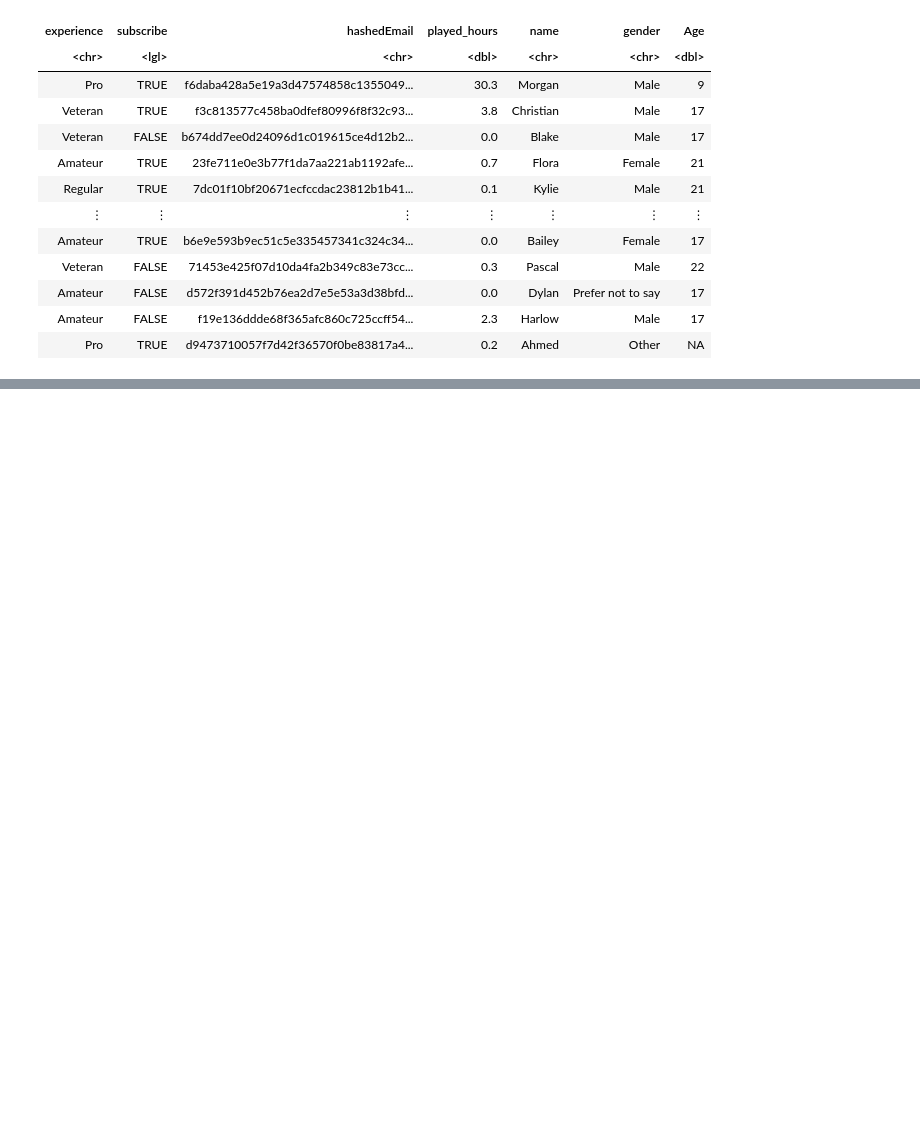
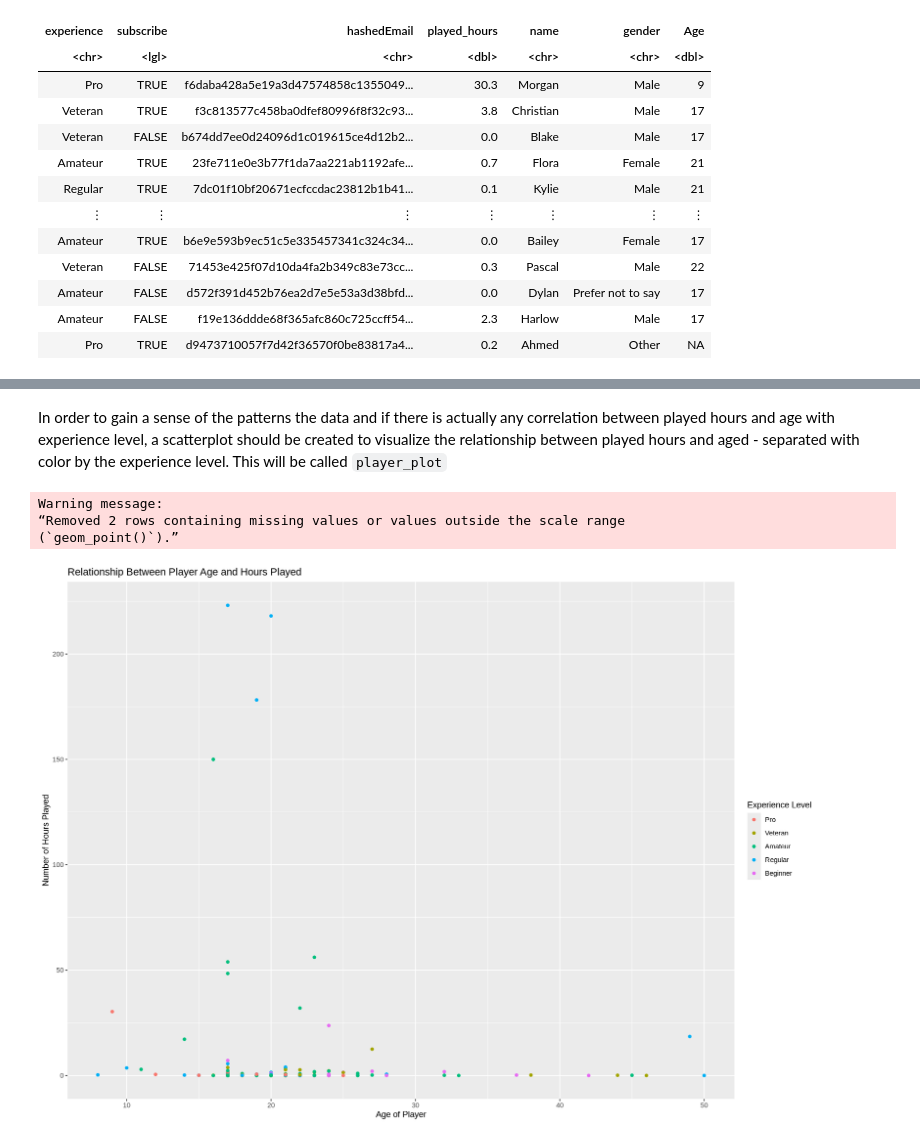
Before and after one commit to rominaa880/DSCI-100-Final-Project, a Jupyter notebook: Final_Project_Report.ipynb, the cells around one changed output, grey strips where cells are left out. Drawn from its saved outputs; the diff is of its cells as text; code cells hidden in the pictures; blank space fills up the shorter version.

Commit message:
Visualized the dataset and calculated means to give sense of patterns

```diff
--- a/Final_Project_Report.ipynb
+++ b/Final_Project_Report.ipynb
@@ -81,0 +84,4 @@ A spec_tbl_df: 196 × 7
+# %%
+players <- players |>
+    mutate(experience = as_factor(experience), gender = as_factor(gender), Age = as.integer(Age))
+players
@@ -81,0 +103,15 @@ A spec_tbl_df: 196 × 7
+# %% [markdown]
+In order to gain a sense of the patterns the data and if there is actually any correlation between played hours and age with experience level, a scatterplot should be created to visualize the relationship between played hours and aged - separated with color by the experience level. This will be called `player_plot`
+# %%
+options(repr.plot.width = 14, repr.plot.height = 10)
+
+player_plot <- players |>
+    ggplot(aes(x = Age, y = played_hours, color = experience)) +
+    geom_point() +
+    labs(x = "Age of Player", y = "Number of Hours Played", title = "Relationship Between Player Age and Hours Played", color = "Experience Level")
+player_plot
+# %% [output]
+Warning message:
+“Removed 2 rows containing missing values or values outside the scale range
+(`geom_point()`).”
+[figure, added]
```
Also changed, not shown: parts of 8 cells of this notebook.
